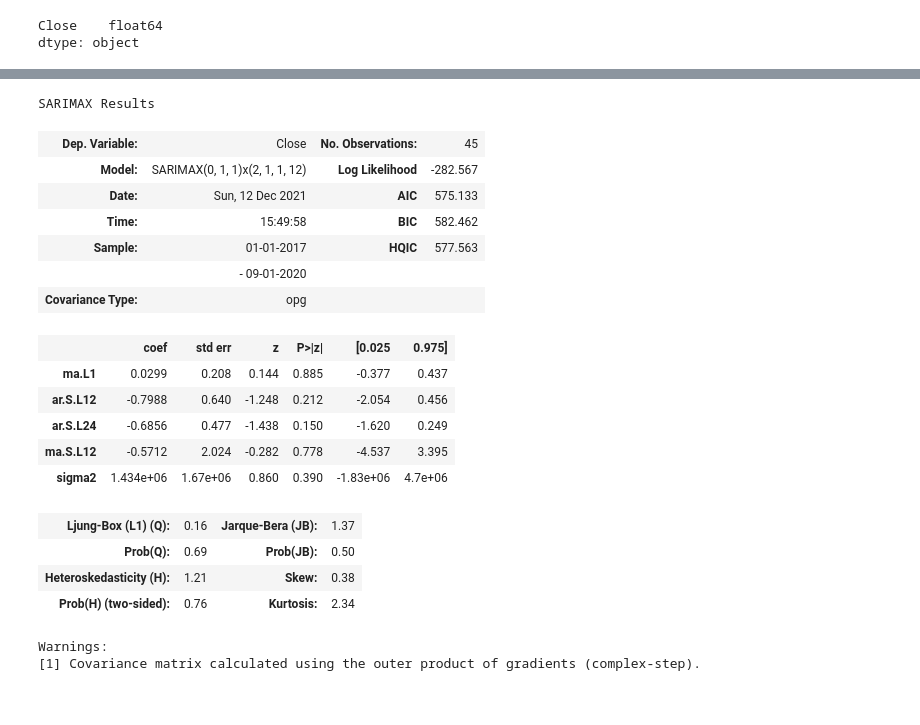
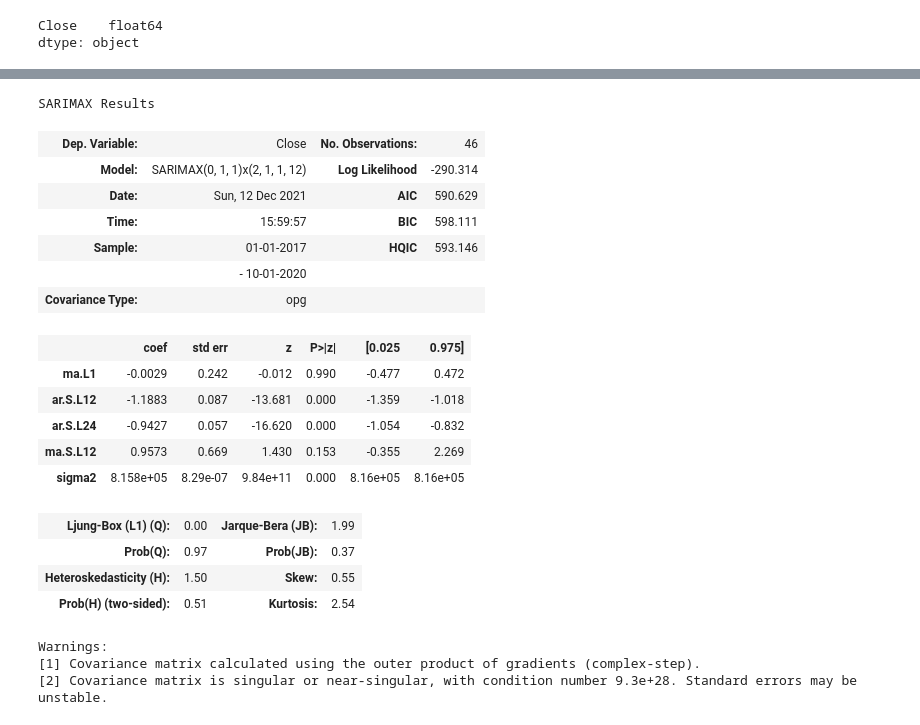
Before and after one commit to dmayo0317/project4, a Jupyter notebook: Notebooks/BTC/Bitcoin_Oct.ipynb, the cells around one changed output, grey strips where cells are left out. Cells and saved outputs as stored; diff of their text form; code cells hidden in the pictures.

```diff
--- a/Notebooks/BTC/Bitcoin_Oct.ipynb
+++ b/Notebooks/BTC/Bitcoin_Oct.ipynb
@@ -15,8 +15,8 @@ import matplotlib.dates as mdates
 from datetime import datetime, timedelta
 import matplotlib.pylab as plt
 # %%
-btcSept_df = pd.read_csv('../../Resources/BTC/BTC-USD_Historical_Sept-2021.csv',index_col='Date', parse_dates= True)
-btcSept_df.head(5)
+btcOct_df = pd.read_csv('../../Resources/BTC/BTC-USD_Historical_Oct-2021.csv',index_col='Date', parse_dates= True)
+btcOct_df.head(5)
 # %% [output]
 |  | Open | High | Low | Close | Adj Close | Volume |
 | Date |  |  |  |  |  |  |
@@ -36,5 +36,5 @@ Adj Close    float64
 Volume       float64
 dtype: object
 # %%
-btcSept_df = btcSept_df.drop(columns=['Open','High','Low','Adj Close','Volume'])
+btcOct_df = btcOct_df.drop(columns=['Open','High','Low','Adj Close','Volume'])
 # %%
@@ -121,38 +120,39 @@ Warnings:
 # %%
 # Split data into train / test sets
-train = btcSept_df.iloc[:len(btcSept_df)-12]
-test = btcSept_df.iloc[len(btcSept_df)-12:] # set one year(12 months) for testing
+train = btcOct_df.iloc[:len(btcOct_df)-12]
+test = btcOct_df.iloc[len(btcOct_df)-12:] # set one year(12 months) for testing
 
 # Fit a SARIMAX(0, 1, 1)x(2, 1, 1, 12) on the training set
 from statsmodels.tsa.statespace.sarimax import SARIMAX
 
 model = SARIMAX(train['Close'],
 order = (0, 1, 1),
 seasonal_order =(2, 1, 1, 12))
 
 result = model.fit()
 result.summary()
 # %% [output]
 SARIMAX Results
-| Dep. Variable: | Close | No. Observations: | 45 |
-| Model: | SARIMAX(0, 1, 1)x(2, 1, 1, 12) | Log Likelihood | -282.567 |
-| Date: | Sun, 12 Dec 2021 | AIC | 575.133 |
-| Time: | 15:49:58 | BIC | 582.462 |
-| Sample: | 01-01-2017 | HQIC | 577.563 |
-|  | - 09-01-2020 |  |  |
+| Dep. Variable: | Close | No. Observations: | 46 |
+| Model: | SARIMAX(0, 1, 1)x(2, 1, 1, 12) | Log Likelihood | -290.314 |
+| Date: | Sun, 12 Dec 2021 | AIC | 590.629 |
+| Time: | 15:59:57 | BIC | 598.111 |
+| Sample: | 01-01-2017 | HQIC | 593.146 |
+|  | - 10-01-2020 |  |  |
 | Covariance Type: | opg |  |  |
 |  | coef | std err | z | P>|z| | [0.025 | 0.975] |
-| ma.L1 | 0.0299 | 0.208 | 0.144 | 0.885 | -0.377 | 0.437 |
-| ar.S.L12 | -0.7988 | 0.640 | -1.248 | 0.212 | -2.054 | 0.456 |
-| ar.S.L24 | -0.6856 | 0.477 | -1.438 | 0.150 | -1.620 | 0.249 |
-| ma.S.L12 | -0.5712 | 2.024 | -0.282 | 0.778 | -4.537 | 3.395 |
-| sigma2 | 1.434e+06 | 1.67e+06 | 0.860 | 0.390 | -1.83e+06 | 4.7e+06 |
+| ma.L1 | -0.0029 | 0.242 | -0.012 | 0.990 | -0.477 | 0.472 |
+| ar.S.L12 | -1.1883 | 0.087 | -13.681 | 0.000 | -1.359 | -1.018 |
+| ar.S.L24 | -0.9427 | 0.057 | -16.620 | 0.000 | -1.054 | -0.832 |
+| ma.S.L12 | 0.9573 | 0.669 | 1.430 | 0.153 | -0.355 | 2.269 |
+| sigma2 | 8.158e+05 | 8.29e-07 | 9.84e+11 | 0.000 | 8.16e+05 | 8.16e+05 |
-| Ljung-Box (L1) (Q): | 0.16 | Jarque-Bera (JB): | 1.37 |
-| Prob(Q): | 0.69 | Prob(JB): | 0.50 |
-| Heteroskedasticity (H): | 1.21 | Skew: | 0.38 |
-| Prob(H) (two-sided): | 0.76 | Kurtosis: | 2.34 |
+| Ljung-Box (L1) (Q): | 0.00 | Jarque-Bera (JB): | 1.99 |
+| Prob(Q): | 0.97 | Prob(JB): | 0.37 |
+| Heteroskedasticity (H): | 1.50 | Skew: | 0.55 |
+| Prob(H) (two-sided): | 0.51 | Kurtosis: | 2.54 |
 Warnings:
 [1] Covariance matrix calculated using the outer product of gradients (complex-step).
+[2] Covariance matrix is singular or near-singular, with condition number 9.3e+28. Standard errors may be unstable.
 # %%
 #Predictions of ARIMA Model agains the Test set
 start = len(train)
```
Also changed, not shown: parts of 9 cells of this notebook, 26 other files.
